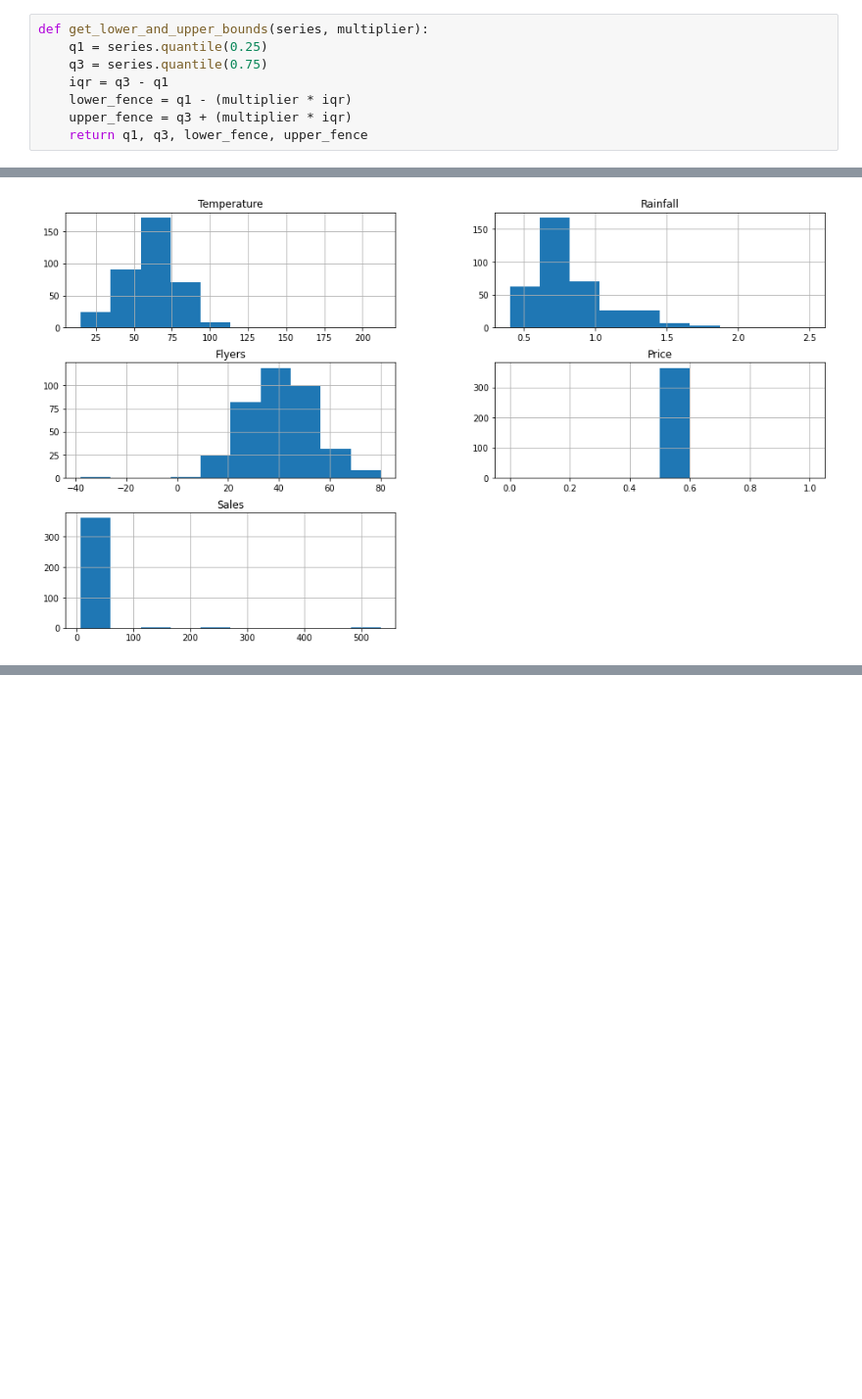
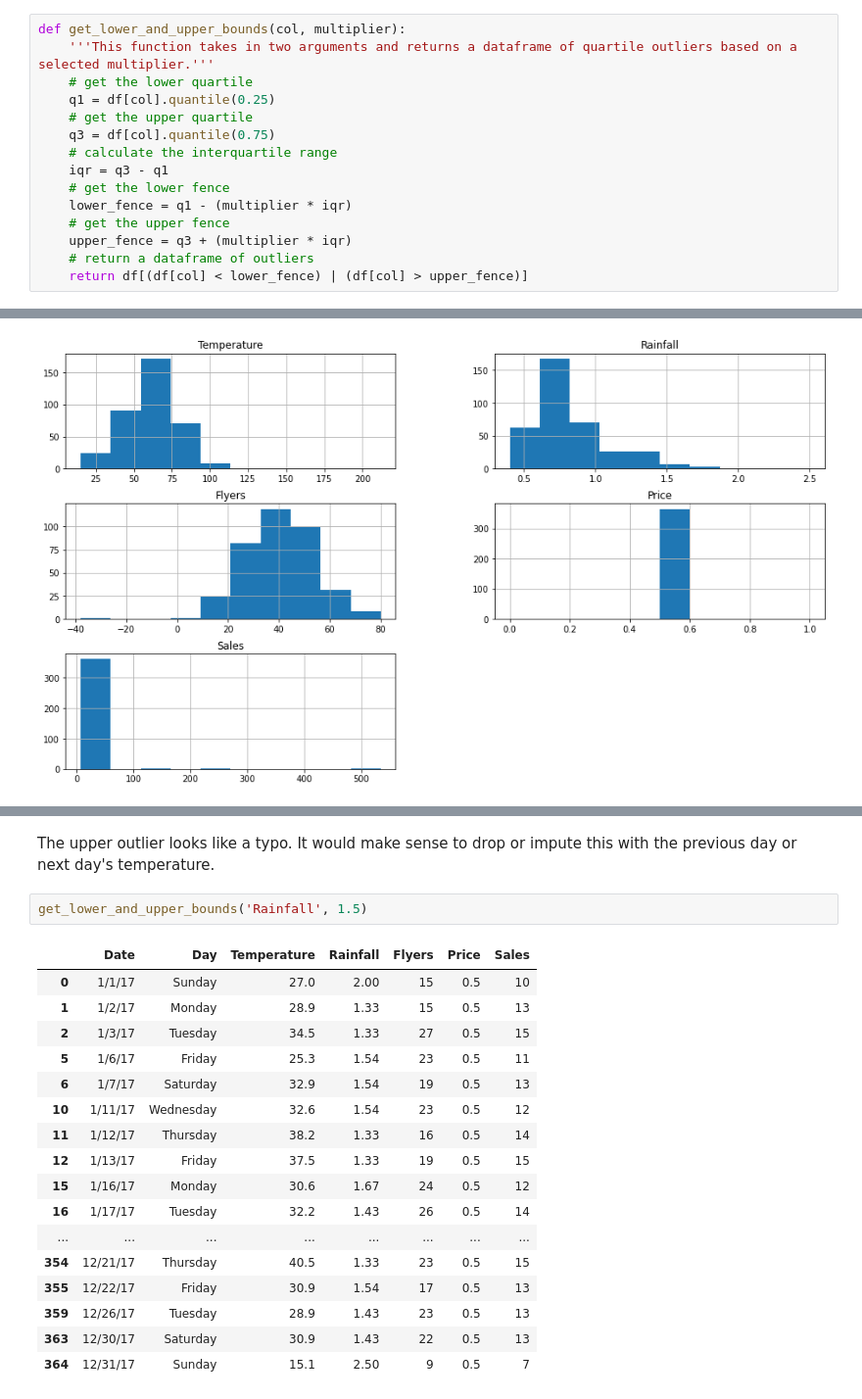
Before and after one commit to dashbringhurst/anomaly-detection-exercises, a Jupyter notebook: continuous_probabilistic_methods.ipynb, the cells around one changed output, grey strips where cells are left out. Shown: that part at 98% size. Drawn from its saved outputs; the diff is of its cells as text; blank space fills up the shorter version.

```diff
--- a/continuous_probabilistic_methods.ipynb
+++ b/continuous_probabilistic_methods.ipynb
@@ -39,11 +39,18 @@ import matplotlib.pyplot as plt
 import seaborn as sns
 from scipy import stats
 # %%
-def get_lower_and_upper_bounds(series, multiplier):
-    q1 = series.quantile(0.25)
-    q3 = series.quantile(0.75)
+def get_lower_and_upper_bounds(col, multiplier):
+    '''This function takes in two arguments and returns a dataframe of quartile outliers based on a selected multiplier.'''
+    # get the lower quartile
+    q1 = df[col].quantile(0.25)
+    # get the upper quartile
+    q3 = df[col].quantile(0.75)
+    # calculate the interquartile range
     iqr = q3 - q1
+    # get the lower fence
     lower_fence = q1 - (multiplier * iqr)
+    # get the upper fence
     upper_fence = q3 + (multiplier * iqr)
-    return q1, q3, lower_fence, upper_fence
+    # return a dataframe of outliers
+    return df[(df[col] < lower_fence) | (df[col] > upper_fence)]
 # %%
@@ -226,0 +110,22 @@ Name: Flyers, dtype: int64
+# %% [markdown]
+The upper outlier looks like a typo. It would make sense to drop or impute this with the previous day or next day's temperature.
+# %%
+get_lower_and_upper_bounds('Rainfall', 1.5)
+# %% [output]
+|  | Date | Day | Temperature | Rainfall | Flyers | Price | Sales |
+| 0 | 1/1/17 | Sunday | 27.0 | 2.00 | 15 | 0.5 | 10 |
+| 1 | 1/2/17 | Monday | 28.9 | 1.33 | 15 | 0.5 | 13 |
+| 2 | 1/3/17 | Tuesday | 34.5 | 1.33 | 27 | 0.5 | 15 |
+| 5 | 1/6/17 | Friday | 25.3 | 1.54 | 23 | 0.5 | 11 |
+| 6 | 1/7/17 | Saturday | 32.9 | 1.54 | 19 | 0.5 | 13 |
+| 10 | 1/11/17 | Wednesday | 32.6 | 1.54 | 23 | 0.5 | 12 |
+| 11 | 1/12/17 | Thursday | 38.2 | 1.33 | 16 | 0.5 | 14 |
+| 12 | 1/13/17 | Friday | 37.5 | 1.33 | 19 | 0.5 | 15 |
+| 15 | 1/16/17 | Monday | 30.6 | 1.67 | 24 | 0.5 | 12 |
+| 16 | 1/17/17 | Tuesday | 32.2 | 1.43 | 26 | 0.5 | 14 |
+| ... | ... | ... | ... | ... | ... | ... | ... |
+| 354 | 12/21/17 | Thursday | 40.5 | 1.33 | 23 | 0.5 | 15 |
+| 355 | 12/22/17 | Friday | 30.9 | 1.54 | 17 | 0.5 | 13 |
+| 359 | 12/26/17 | Tuesday | 28.9 | 1.43 | 23 | 0.5 | 13 |
+| 363 | 12/30/17 | Saturday | 30.9 | 1.43 | 22 | 0.5 | 13 |
+| 364 | 12/31/17 | Sunday | 15.1 | 2.50 | 9 | 0.5 | 7 |
```
Also changed, not shown: parts of 43 cells of this notebook.
